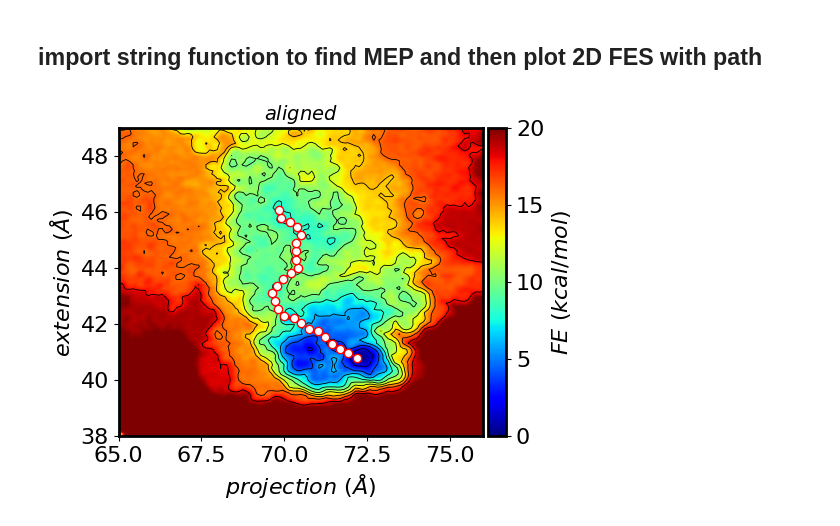
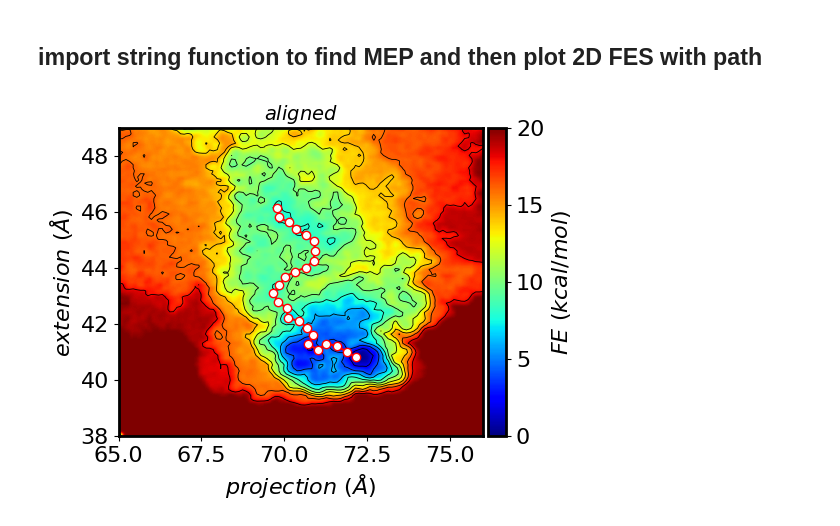
Before and after one commit to hocky-research-group/Pena-Vinculin-Unbinding, a Jupyter notebook: aligned/fes_no_force/analysis/get_wham_bias.ipynb, the cells around one changed output. Saved outputs shown, nothing was run; the diff lists cells and outputs as text; code cells hidden in the pictures.

```diff
--- a/aligned/fes_no_force/analysis/get_wham_bias.ipynb
+++ b/aligned/fes_no_force/analysis/get_wham_bias.ipynb
@@ -241,39 +241,39 @@ for key in all_fes_ext_proj:
             y_string=np.linspace(40.,46,20)
 
         elif float(key)==0:
-            x_string=np.linspace(72.5,69.5,20) #Initial guess for the position of nodes of the string
+            x_string=np.linspace(72.5,70,20) #Initial guess for the position of nodes of the string
             y_string=np.linspace(40.5,46.0,20)
 
         else:
             x_string=np.linspace(72.5,70,20) #Initial guess for the position of nodes of the string
             y_string=np.linspace(40.5,46,20)
 
         string = String(x_string,y_string)
         string.reparameterize(len(x_string))
-        np.random.seed(8)
+        np.random.seed(5)
 
         drift_factor = 0.001
         sigma = 0.01 #for random walk
         N = 25
         t = 0
 
 
         string_history = [(string.xdata.copy(),string.ydata.copy())]
 
         for t in range(4000):
             string.random_walk(sigma,sigma)
             string.drift(landscape,drift_factor)
             string.untangle()
             string.reparameterize(N)
             string_history.append((string.xdata.copy(),string.ydata.copy()))
 
 
         idx_point = np.arange(0,len(string.get_pmf(landscape)),1)
         data_min = [idx_point,string.get_pmf(landscape)-min(string.get_pmf(landscape))]
         force_barriers_str[key]=data_min
 
         ax.plot(string.xdata,string.ydata, 'o-', markerfacecolor='w', c='r')
         fig.savefig(F"{figure_dir}/fes_extproj_rw_{key}_plumed_wham_str.png", bbox_inches='tight')
         plt.show()
 # %% [output]
-[figure, old version]
+[figure, new version]
```
Also changed, not shown: parts of 9 cells of this notebook, 44 other files.
